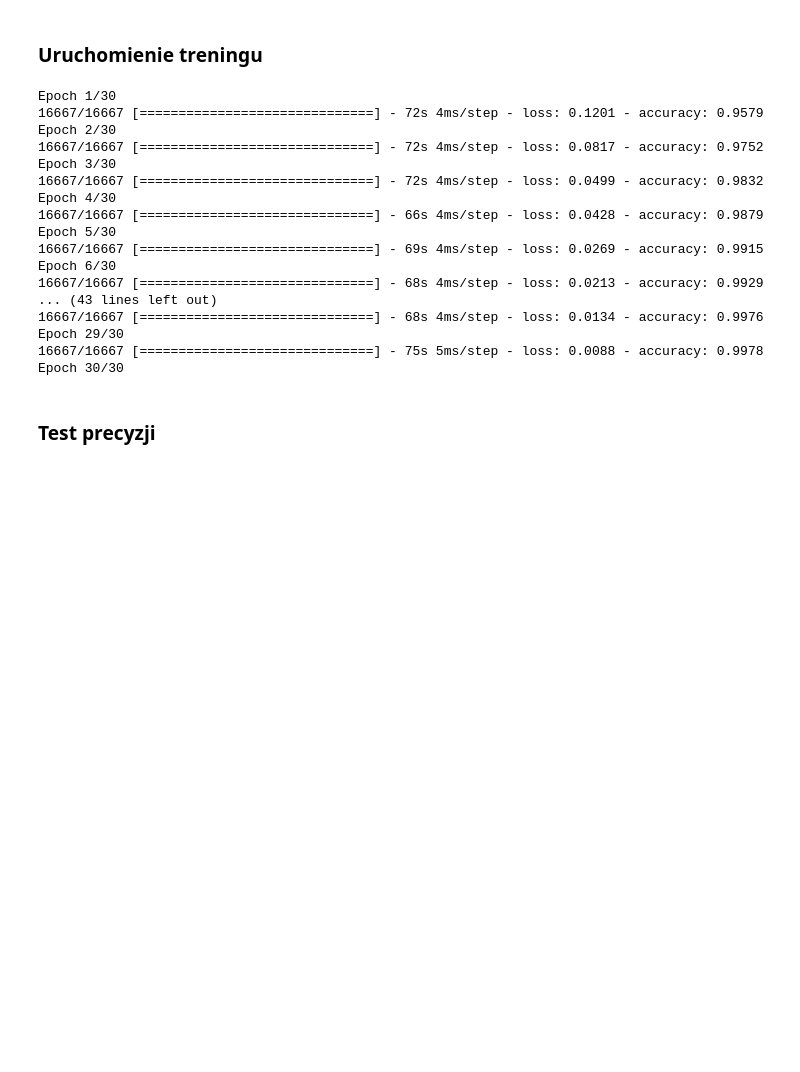
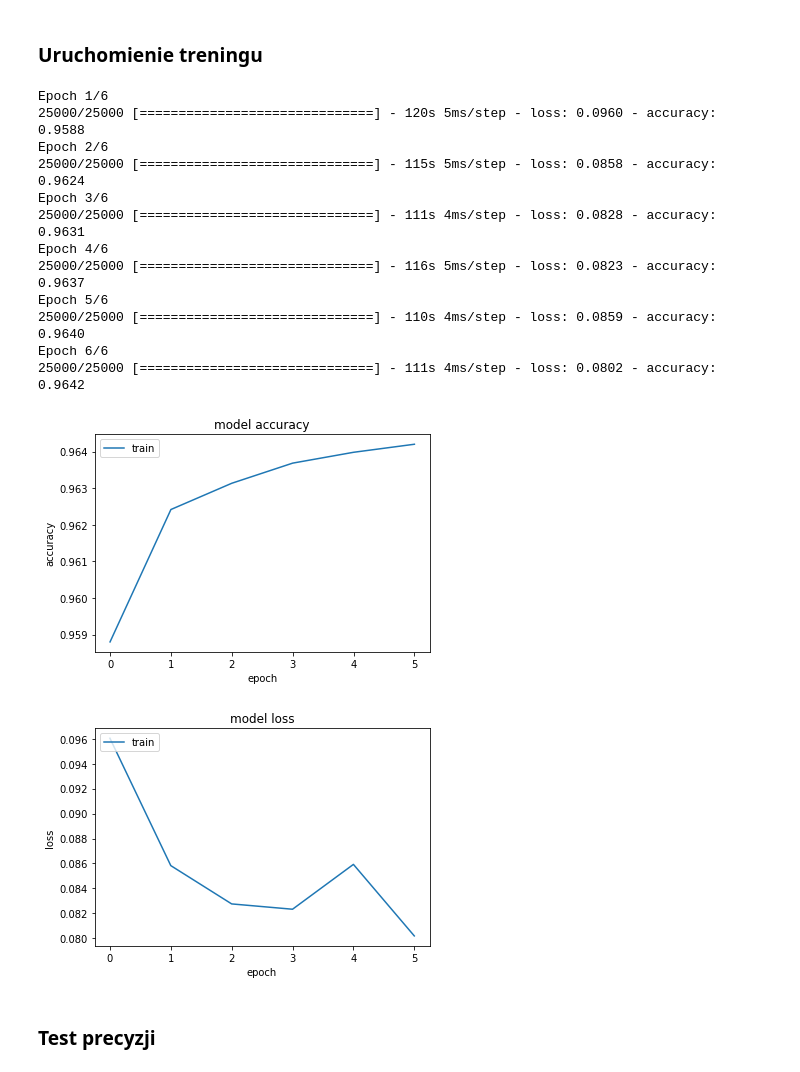
Before and after one commit to Kamczii/Language-recognition-AI, a Jupyter notebook: build_words_model.ipynb, the cells around one changed output. Drawn from its saved outputs; the diff is of its cells as text; code cells hidden in the pictures; blank space fills up the shorter version.

```diff
--- a/build_words_model.ipynb
+++ b/build_words_model.ipynb
@@ -19,12 +27,11 @@ all_words = get_words_set(df)
 # Wadą BoW jest fakt, że każdy trigram jest tak samo ważny, ale w naszym problemie to nie przeszkadza.
 dic = create_feature_dictionary(all_words)
 
-vectorizer = CountVectorizer(vocabulary=dic, ngram_range=(3,3), analyzer="char") #ngram_range bierzemy tylko trigramy, analyzer bierzemy pod uwagę znaki,// char_wb nie zliczało poprawnie kolumn
-with open('word_count_vectorizer.pkl', 'wb') as f:
-    pickle.dump(vectorizer, f)
-
+vectorizer = CountVectorizer(max_features=800) #ngram_range bierzemy tylko trigramy, analyzer bierzemy pod uwagę znaki,// char_wb nie zliczało poprawnie kolumn
 sentences = df["sentence"]
 langs = df["lang"]
 X = vectorizer.fit_transform(sentences)
 # Tworzymy macierz wystąpień poszcególnych trigramów
-features = pd.DataFrame(data=X.toarray(), columns=all_words)
+features = pd.DataFrame(data=X.toarray())
+
+vectorizer.vocabulary_
@@ -59,26 +110,38 @@ tf.config.list_physical_devices()
 #with tf.device('/GPU:0'):
 #    model.fit(X_train, y_train, epochs=25, batch_size=6)
 
-# Bez użycia gpu
-model.fit(x, y, epochs=30, batch_size=6)
+train_gen = DataGenerator(X_train, y_train, 32)
+history = model.fit(train_gen, epochs=6, batch_size=6)
 # %% [output]
-Epoch 1/30
-16667/16667 [==============================] - 72s 4ms/step - loss: 0.1201 - accuracy: 0.9579
-Epoch 2/30
-16667/16667 [==============================] - 72s 4ms/step - loss: 0.0817 - accuracy: 0.9752
-Epoch 3/30
-16667/16667 [==============================] - 72s 4ms/step - loss: 0.0499 - accuracy: 0.9832
-Epoch 4/30
-16667/16667 [==============================] - 66s 4ms/step - loss: 0.0428 - accuracy: 0.9879
-Epoch 5/30
-16667/16667 [==============================] - 69s 4ms/step - loss: 0.0269 - accuracy: 0.9915
-Epoch 6/30
-16667/16667 [==============================] - 68s 4ms/step - loss: 0.0213 - accuracy: 0.9929
-... (43 lines left out)
-16667/16667 [==============================] - 68s 4ms/step - loss: 0.0134 - accuracy: 0.9976
-Epoch 29/30
-16667/16667 [==============================] - 75s 5ms/step - loss: 0.0088 - accuracy: 0.9978
-Epoch 30/30
+Epoch 1/6
+25000/25000 [==============================] - 120s 5ms/step - loss: 0.0960 - accuracy: 0.9588
+Epoch 2/6
+25000/25000 [==============================] - 115s 5ms/step - loss: 0.0858 - accuracy: 0.9624
+Epoch 3/6
+25000/25000 [==============================] - 111s 4ms/step - loss: 0.0828 - accuracy: 0.9631
+Epoch 4/6
+25000/25000 [==============================] - 116s 5ms/step - loss: 0.0823 - accuracy: 0.9637
+Epoch 5/6
+25000/25000 [==============================] - 110s 4ms/step - loss: 0.0859 - accuracy: 0.9640
+Epoch 6/6
+25000/25000 [==============================] - 111s 4ms/step - loss: 0.0802 - accuracy: 0.9642
+# %%
+plt.plot(history.history['accuracy'])
+plt.title('model accuracy')
+plt.ylabel('accuracy')
+plt.xlabel('epoch')
+plt.legend(['train', 'validation'], loc='upper left')
+plt.show()
+# "Loss"
+plt.plot(history.history['loss'])
+plt.title('model loss')
+plt.ylabel('loss')
+plt.xlabel('epoch')
+plt.legend(['train', 'validation'], loc='upper left')
+plt.show()
+# %% [output]
+[figure, added]
+[figure, added]
 # %% [markdown]
 ### Test precyzji
 # %%
```
Also changed, not shown: parts of 6 cells of this notebook, 19 other files.
